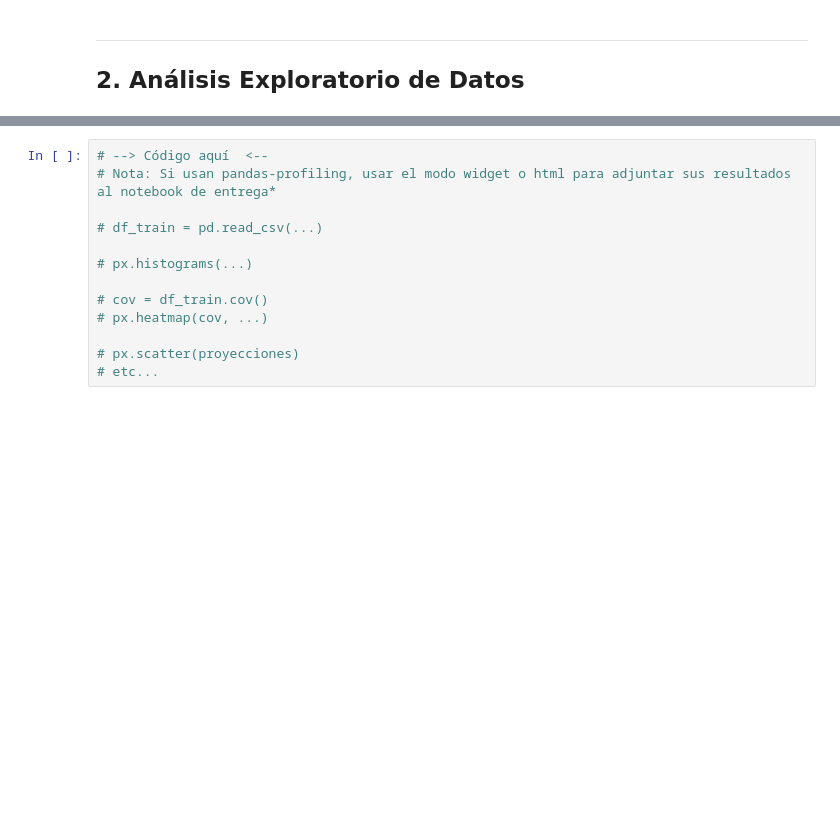
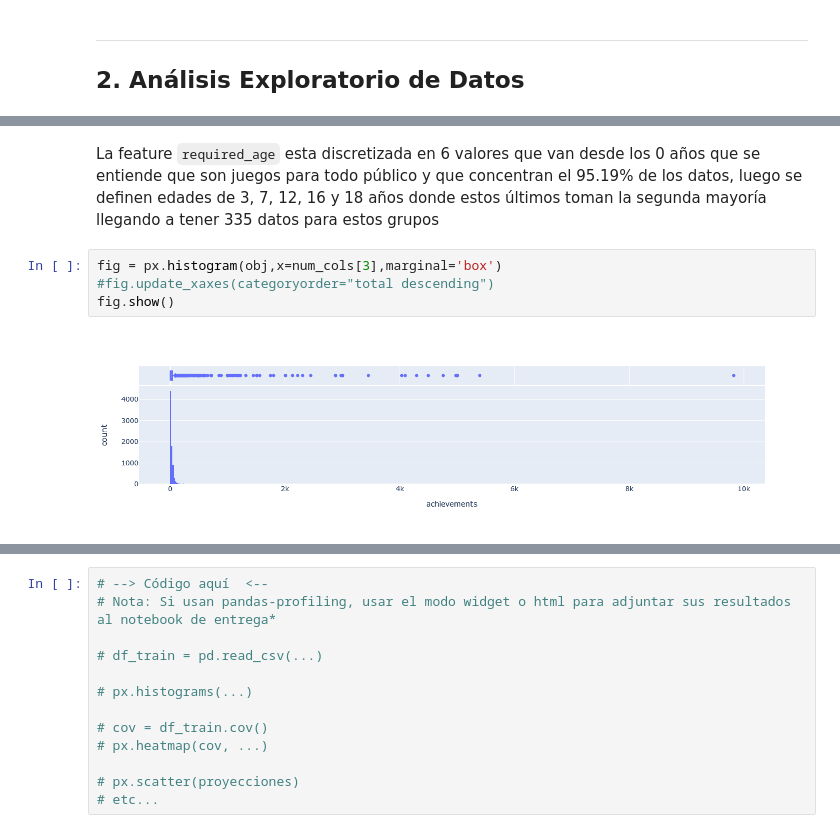
Before and after one commit to JoaquinPerez17/Lab-MDS7202, a Jupyter notebook: Proyecto/Proyecto.ipynb, the cells around one changed output, grey strips where cells are left out. Drawn from its saved outputs; the diff is of its cells as text; blank space fills up the shorter version.

```diff
--- a/Proyecto/Proyecto.ipynb
+++ b/Proyecto/Proyecto.ipynb
@@ -226,0 +314,8 @@ obj
+# %% [markdown]
+La feature `required_age` esta discretizada en 6 valores que van desde los 0 años que se entiende que son juegos para todo público y que concentran el 95.19% de los datos, luego se definen edades de 3, 7, 12, 16 y 18 años donde estos últimos toman la segunda mayoría llegando a tener 335 datos para estos grupos
+# %%
+fig = px.histogram(obj,x=num_cols[3],marginal='box')
+#fig.update_xaxes(categoryorder="total descending")
+fig.show()
+# %% [output]
+[figure, added]
```
Also changed, not shown: parts of 25 cells of this notebook.
